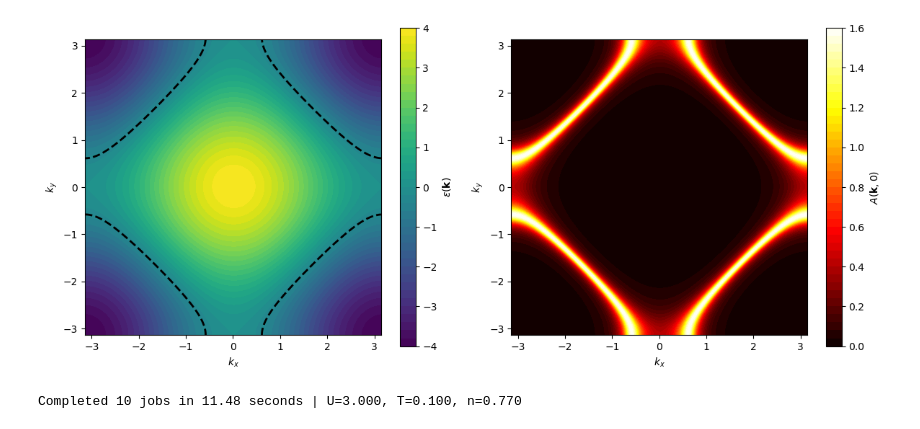
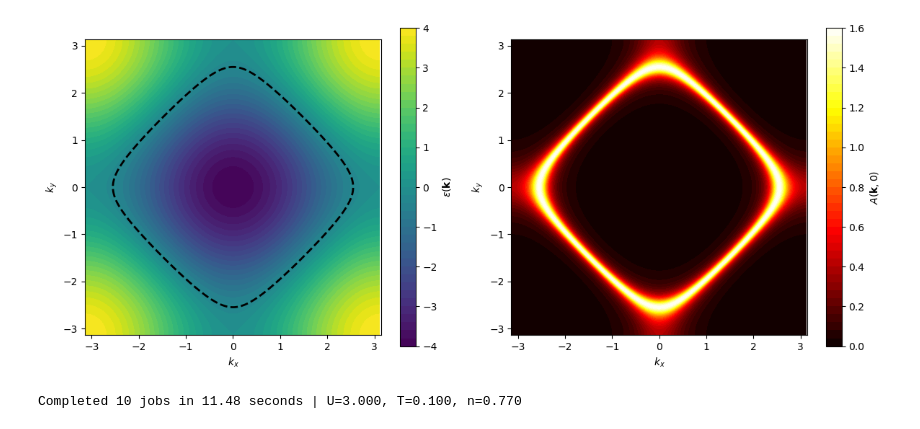
Before and after one commit to cctort/quantum_criticality, a Jupyter notebook: chi_rpa_disorder.ipynb, the cells around one changed output. Saved outputs shown, nothing was run; the diff lists cells and outputs as text; code cells hidden in the pictures.

```diff
--- a/chi_rpa_disorder.ipynb
+++ b/chi_rpa_disorder.ipynb
@@ -21,14 +21,15 @@ import matplotlib.pyplot as plt
 # --- Define lattice and compute energies ---
 square = LATTICE(dim=2, tp=0.)
 nk = 200
-k_mesh, _ = square.get_k_mesh(nk)
+
 square.get_e_k(nk)
-kx = np.linspace(-np.pi, np.pi, nk)
-ky = np.linspace(-np.pi, np.pi, nk)
+eps = square.e_k.data[:, 0, 0].real
+eps = eps.reshape(nk, nk)
+eps = np.roll(np.roll(eps, nk//2, axis=0), nk//2, axis=1)
 
-# Extract energies
-eps = np.array([square.e_k[k][0,0].real for k in k_mesh])
-eps = eps.reshape((nk, nk))
+_, k_arr = square.get_k_mesh(nk)
+kx = k_arr[:, 0].reshape(nk, nk) - np.pi
+ky = k_arr[:, 1].reshape(nk, nk) - np.pi
 
 # --- Compute A(k,0) ---
 Gamma = 0.2  # broadening, tune to ~pi*T or Im Sigma(0)
@@ -36,34 +37,34 @@ mu = get_mu(e_k=square.e_k, n_goal=0.9, beta=1/1)
 Ak0 = (1/np.pi) * Gamma / (Gamma**2 + (eps - mu)**2)
 
 # --- Plot ---
 fig, axes = plt.subplots(1, 2, figsize=(12, 5))
 
 # --- Plot 1: dispersion + bare FS ---
 ax = axes[0]
 cf = ax.contourf(kx, ky, eps, levels=50)
 plt.colorbar(cf, ax=ax, label=r'$\varepsilon(\mathbf{k})$')
 ax.contour(kx, ky, eps, levels=[mu], colors='black', linewidths=2)
 ax.set_xlim(-np.pi, np.pi)
 ax.set_ylim(-np.pi, np.pi)
 ax.set_xlabel(r'$k_x$')
 ax.set_ylabel(r'$k_y$')
 ax.set_aspect('equal')
 
 # --- Plot 2: A(k,0) ---
 ax = axes[1]
 cf2 = ax.contourf(kx, ky, Ak0, levels=50, cmap='hot')
 plt.colorbar(cf2, ax=ax, label=r'$A(\mathbf{k}, 0)$')
 #ax.contour(kx, ky, eps, levels=[mu], colors='cyan', linewidths=1, linestyles='--')
 ax.set_xlim(-np.pi, np.pi)
 ax.set_ylim(-np.pi, np.pi)
 ax.set_xlabel(r'$k_x$')
 ax.set_ylabel(r'$k_y$')
 ax.set_aspect('equal')
 
 plt.tight_layout()
 plt.show()
 # %% [output]
-[figure, old version]
+[figure, new version]
 # %%
 U = 3
 n = 0.77
```
Also changed, not shown: parts of 1 cell of this notebook, 2 other files.
